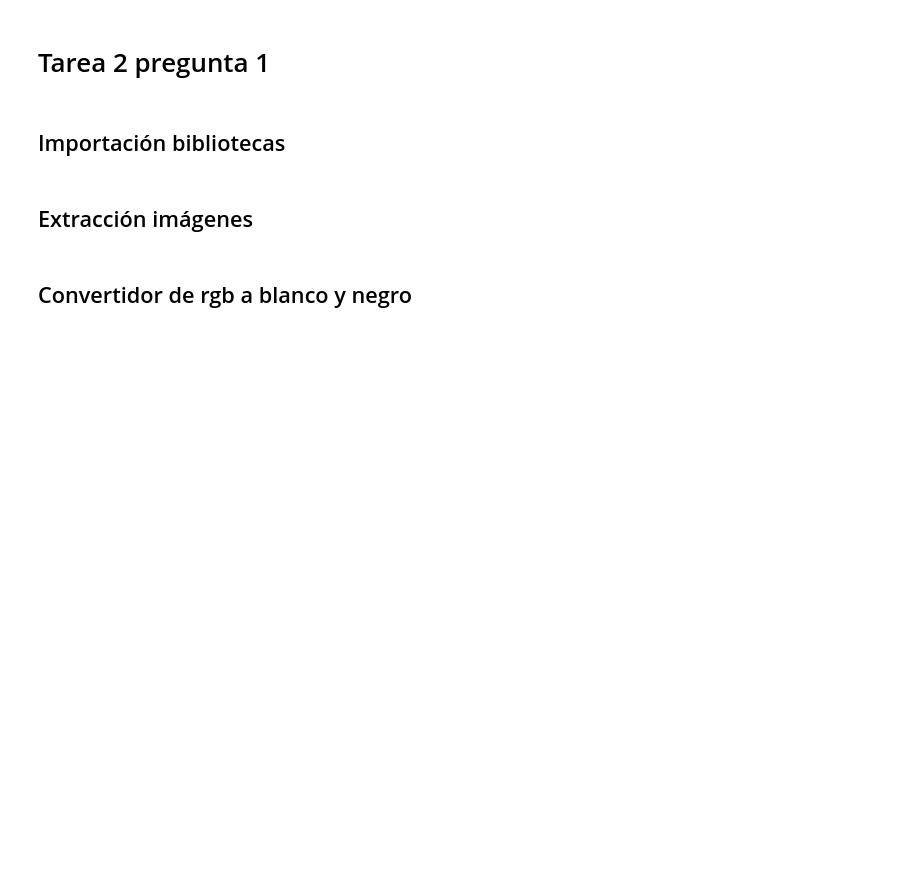
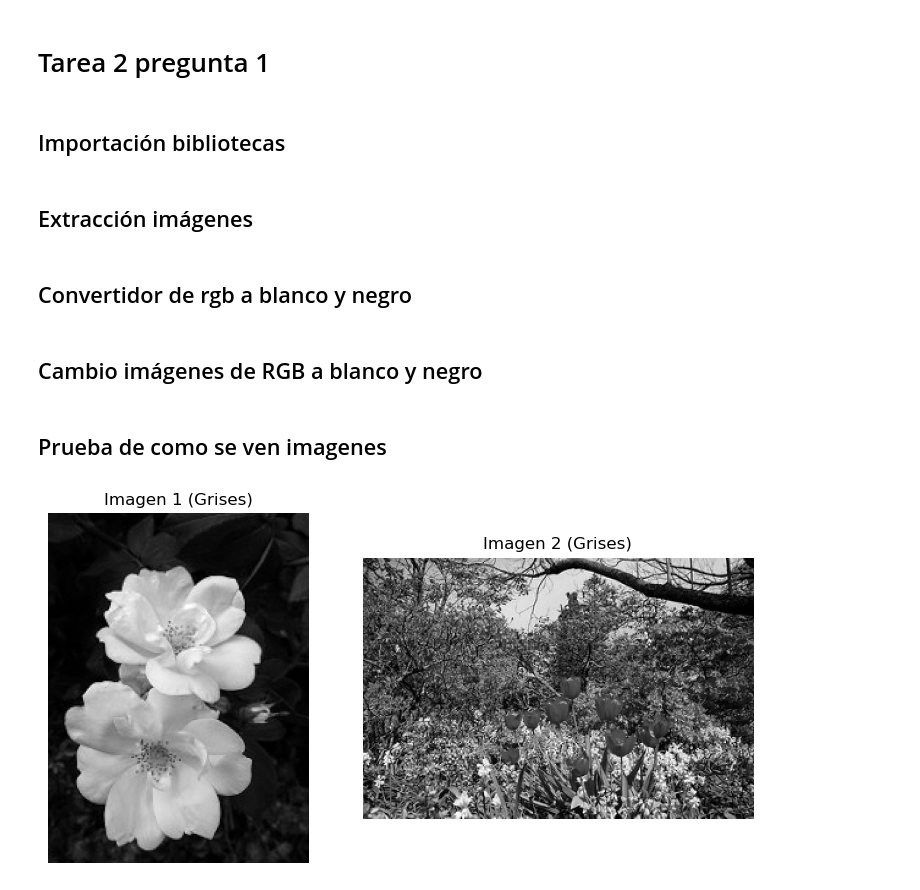
Before and after one commit to LuengoJavier/Tarea_Grupal_2, a Jupyter notebook: tarea2_p1.ipynb, the cells around one changed output. Drawn from its saved outputs; the diff is of its cells as text; code cells hidden in the pictures; blank space fills up the shorter version.

Commit message:
Se arregla parte del codigo que fallaba, tambien se agrego una visualizacion de dos imagenes del set de datos para ver si funciona la funcion decolorado

```diff
--- a/tarea2_p1.ipynb
+++ b/tarea2_p1.ipynb
@@ -34,6 +34,8 @@ def extraer_imagenes(directorio):
     X_train = imagenes_train
     X_test = imagenes_test
     return X_train, X_test
+# %%
+X_train, X_test=extraer_imagenes("dataset_flores")
 # %% [markdown]
 ##  Convertidor de rgb a blanco y negro
 # %%
@@ -47,3 +49,30 @@ def rgb2gray(rgb):
         (tensor): grayscale image
     """
     return np.dot(rgb[...,:3], [0.299, 0.587, 0.114])
+# %% [markdown]
+##  Cambio imágenes de RGB a blanco y negro
+# %%
+x_train_gray = [rgb2gray(imagen) for imagen in X_train]
+x_test_gray = [rgb2gray(imagen) for imagen in X_test]
+# %% [markdown]
+##  Prueba de como se ven imagenes
+# %%
+import matplotlib.pyplot as plt
+
+# Mostramos dos imágenes de las que ya convertiste a escala de grises
+fig, axs = plt.subplots(1, 2, figsize=(8, 4))
+
+# Primera imagen
+axs[0].imshow(x_train_gray[0], cmap='gray')
+axs[0].set_title('Imagen 1 (Grises)')
+axs[0].axis('off')
+
+# Segunda imagen
+axs[1].imshow(x_train_gray[1], cmap='gray')
+axs[1].set_title('Imagen 2 (Grises)')
+axs[1].axis('off')
+
+plt.tight_layout()
+plt.show()
+# %% [output]
+[figure, added]
```
